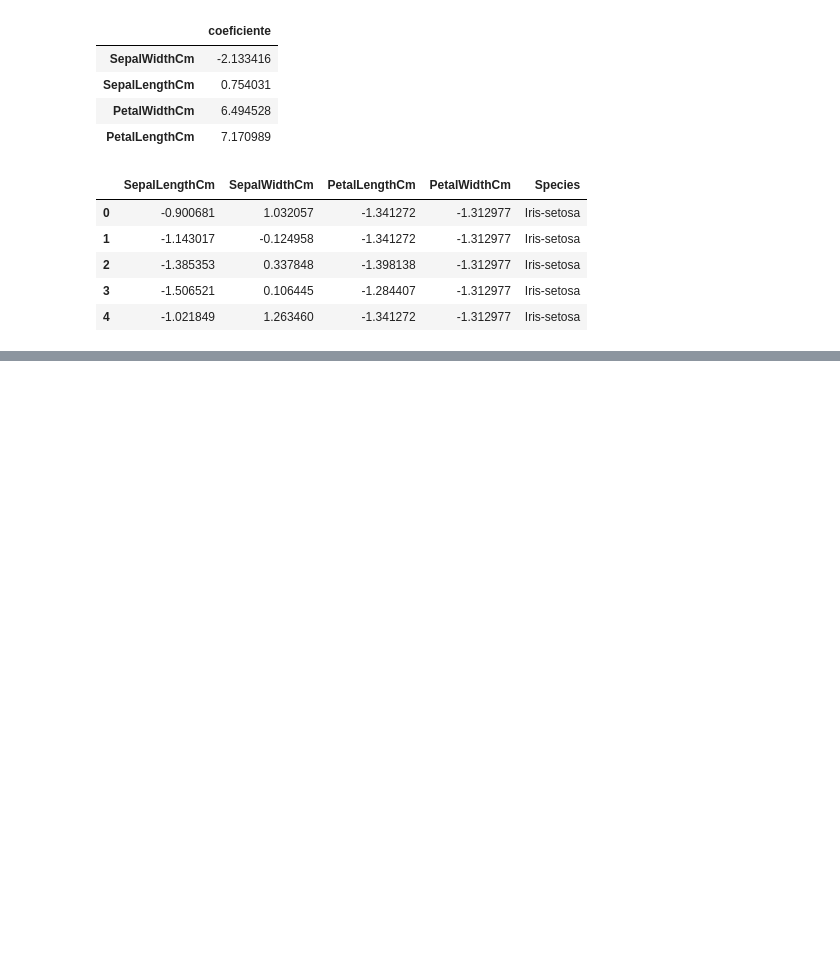
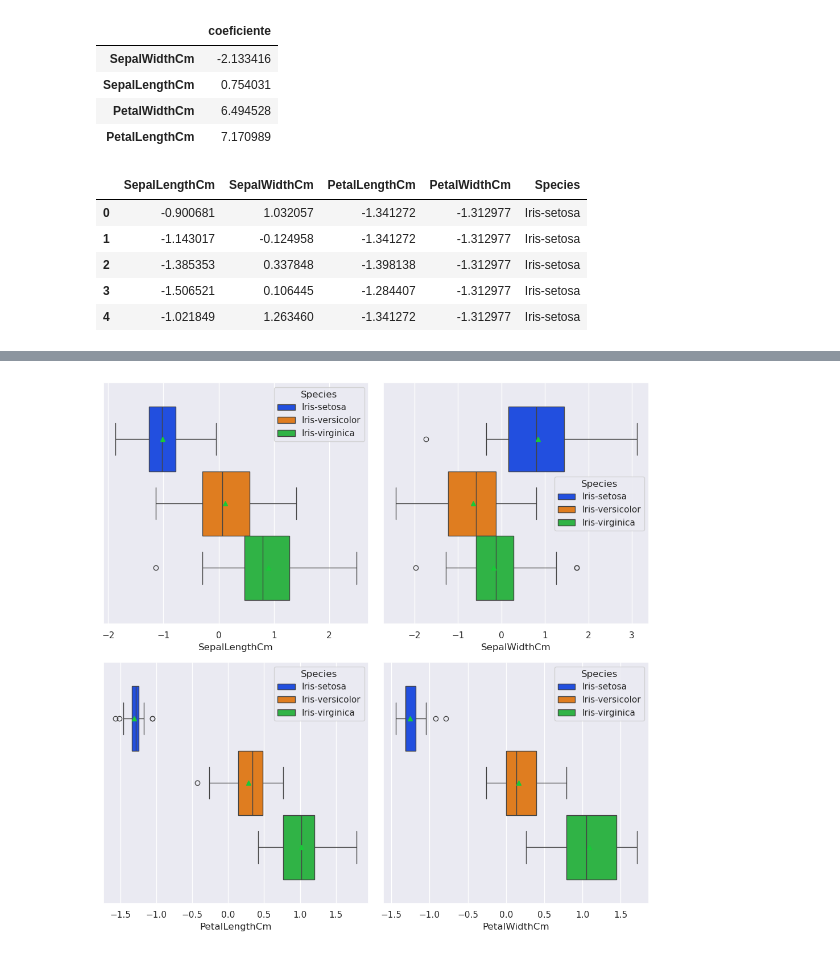
Before and after one commit to HilarioMarques/Classificacao_AlgoritmosLineares_BaseIris-, a Jupyter notebook: notebooks/ModelosPreProcessamento.ipynb, the cells around one changed output, grey strips where cells are left out. Drawn from its saved outputs; the diff is of its cells as text; code cells hidden in the pictures; blank space fills up the shorter version.

```diff
--- a/notebooks/ModelosPreProcessamento.ipynb
+++ b/notebooks/ModelosPreProcessamento.ipynb
@@ -236,0 +242,10 @@ for ax , coluna in zip(axs.flatten(), X_scaled.columns):
+# %%
+fig, axs = plt.subplots(2, 2, figsize=(10, 10))
+
+for ax, coluna in zip(axs.flatten(), X_scaled.columns):
+    sns.boxplot(x=coluna, data=df_scaled, ax=ax, showmeans=True, hue="Species")
+
+plt.tight_layout()
+plt.show()
+# %% [output]
+[figure, added]
```
Also changed, not shown: parts of 1 cell of this notebook.
